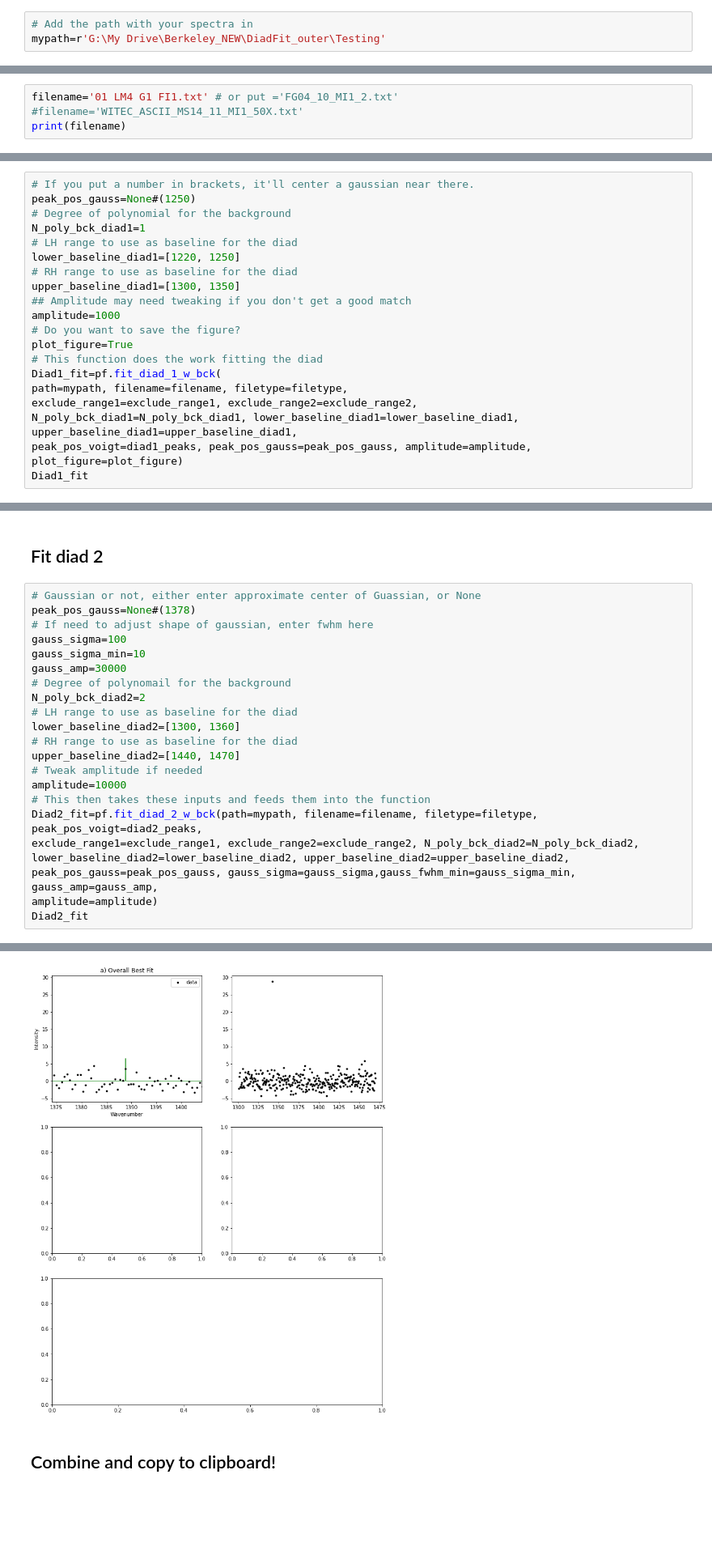
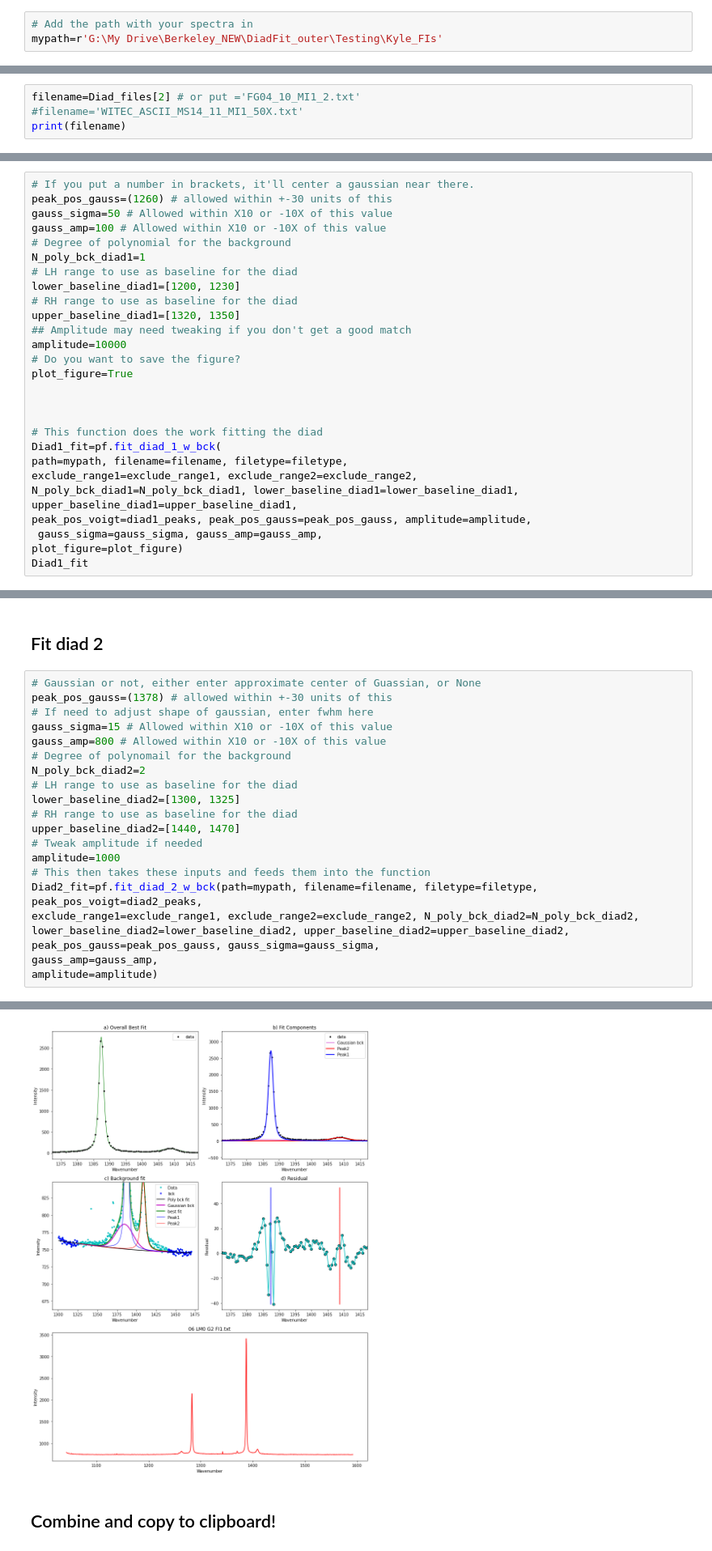
Before and after one commit to PennyWieser/DiadFit, a Jupyter notebook: Testing/Diad_Fitting_WITEC_ASCII.ipynb, the cells around one changed output, grey strips where cells are left out. Shown at 81% size. Saved outputs shown, nothing was run; the diff lists cells and outputs as text; blank space fills up the shorter version.

```diff
--- a/Testing/Diad_Fitting_WITEC_ASCII.ipynb
+++ b/Testing/Diad_Fitting_WITEC_ASCII.ipynb
@@ -32,7 +18,7 @@ import DiadFit as pf
 ## Specify path to folder with your spectra in
 # %%
 # Add the path with your spectra in
-mypath=r'G:\My Drive\Berkeley_NEW\DiadFit_outer\Testing'
+mypath=r'G:\My Drive\Berkeley_NEW\DiadFit_outer\Testing\Kyle_FIs'
 # %% [markdown]
 ## Specify your file type, options:
 - 'headless_txt',
@@ -60,7 +62,7 @@ exclude type
 ## Select file here OR specify file name
 - Here we select the 1st file in the folder [0], if you wanted to target a specific file, you can do that by uncommenting the line below.
 # %%
-filename='01 LM4 G1 FI1.txt' # or put ='FG04_10_MI1_2.txt'
+filename=Diad_files[2] # or put ='FG04_10_MI1_2.txt'
 #filename='WITEC_ASCII_MS14_11_MI1_50X.txt'
 print(filename)
 # %% [output]
@@ -140,17 +140,22 @@ Initial estimates: Diad1+HB=[1286.1], Diad2+HB=[1389.1 1410. ]
 - If plot_figure=True, it saves the figure in its own folder in the path, so you can inspect all the fits at a later date.
 # %%
 # If you put a number in brackets, it'll center a gaussian near there.
-peak_pos_gauss=None#(1250)
+peak_pos_gauss=(1260) # allowed within +-30 units of this
+gauss_sigma=50 # Allowed within X10 or -10X of this value
+gauss_amp=100 # Allowed within X10 or -10X of this value
 # Degree of polynomial for the background
 N_poly_bck_diad1=1
 # LH range to use as baseline for the diad
-lower_baseline_diad1=[1220, 1250]
+lower_baseline_diad1=[1200, 1230]
 # RH range to use as baseline for the diad
-upper_baseline_diad1=[1300, 1350]
+upper_baseline_diad1=[1320, 1350]
 ## Amplitude may need tweaking if you don't get a good match
-amplitude=1000
+amplitude=10000
 # Do you want to save the figure?
 plot_figure=True
+
+
+
 # This function does the work fitting the diad
 Diad1_fit=pf.fit_diad_1_w_bck(
 path=mypath, filename=filename, filetype=filetype,
@@ -158,6 +163,7 @@ exclude_range1=exclude_range1, exclude_range2=exclude_range2,
 N_poly_bck_diad1=N_poly_bck_diad1, lower_baseline_diad1=lower_baseline_diad1,
 upper_baseline_diad1=upper_baseline_diad1,
 peak_pos_voigt=diad1_peaks, peak_pos_gauss=peak_pos_gauss, amplitude=amplitude,
+ gauss_sigma=gauss_sigma, gauss_amp=gauss_amp,
 plot_figure=plot_figure)
 Diad1_fit
 # %% [output]
@@ -168,25 +177,23 @@ Diad1_fit
 ## Fit diad 2
 # %%
 # Gaussian or not, either enter approximate center of Guassian, or None
-peak_pos_gauss=None#(1378)
+peak_pos_gauss=(1378) # allowed within +-30 units of this
 # If need to adjust shape of gaussian, enter fwhm here
-gauss_sigma=100
-gauss_sigma_min=10
-gauss_amp=30000
+gauss_sigma=15 # Allowed within X10 or -10X of this value
+gauss_amp=800 # Allowed within X10 or -10X of this value
 # Degree of polynomail for the background
 N_poly_bck_diad2=2
 # LH range to use as baseline for the diad
-lower_baseline_diad2=[1300, 1360]
+lower_baseline_diad2=[1300, 1325]
 # RH range to use as baseline for the diad
 upper_baseline_diad2=[1440, 1470]
 # Tweak amplitude if needed
-amplitude=10000
+amplitude=1000
 # This then takes these inputs and feeds them into the function
 Diad2_fit=pf.fit_diad_2_w_bck(path=mypath, filename=filename, filetype=filetype, peak_pos_voigt=diad2_peaks,
 exclude_range1=exclude_range1, exclude_range2=exclude_range2, N_poly_bck_diad2=N_poly_bck_diad2,
 lower_baseline_diad2=lower_baseline_diad2, upper_baseline_diad2=upper_baseline_diad2,
-peak_pos_gauss=peak_pos_gauss, gauss_sigma=gauss_sigma,gauss_fwhm_min=gauss_sigma_min,
+peak_pos_gauss=peak_pos_gauss, gauss_sigma=gauss_sigma,
 gauss_amp=gauss_amp,
 amplitude=amplitude)
-Diad2_fit
 # %% [output]
@@ -196,4 +210,4 @@ ValueError: x, y, and format string must not be None
-[figure, old version]
+[figure, new version]
 # %% [markdown]
 ## Combine and copy to clipboard!
 # %%
```
Also changed, not shown: parts of 9 cells of this notebook, 27 other files.
